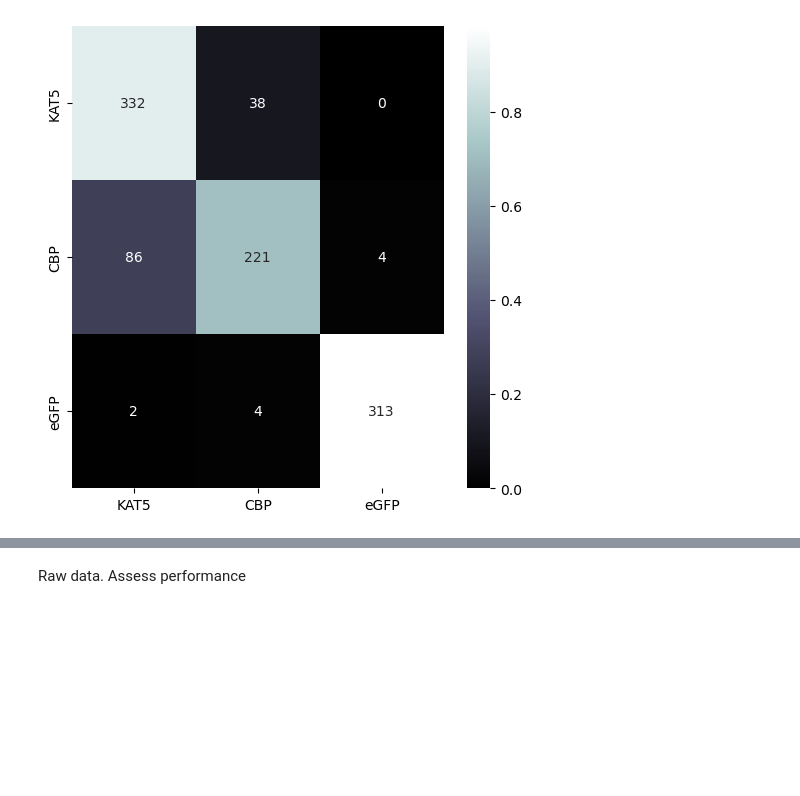
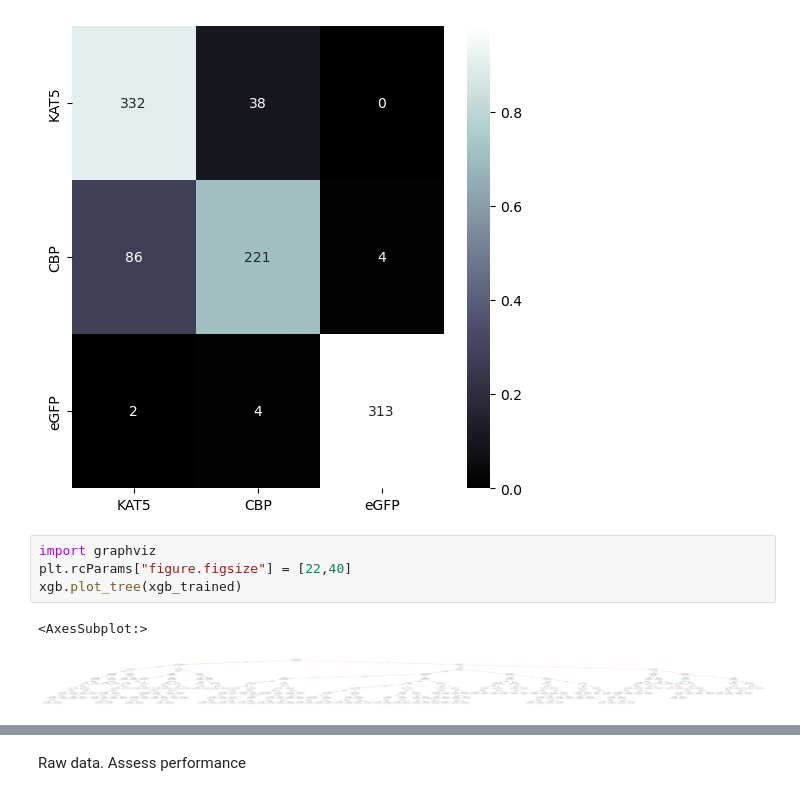
Before and after one commit to Simonlee711/Celltype_Classification, a Jupyter notebook: src/cell_prediction_analysis.ipynb, the cells around one changed output, grey strips where cells are left out. Cells and saved outputs as stored; diff of their text form; blank space fills up the shorter version.

Commit message:
plots

```diff
--- a/src/cell_prediction_analysis.ipynb
+++ b/src/cell_prediction_analysis.ipynb
@@ -264,3 +264,10 @@ def plot_confusion_matrix(cm, classes, normalized=True, cmap='bone'):
 plot_confusion_matrix(confusion_matrix, ['KAT5', 'CBP', 'eGFP'])
 # %% [output]
 [figure]
+# %%
+import graphviz
+plt.rcParams["figure.figsize"] = [22,40]
+xgb.plot_tree(xgb_trained)
+# %% [output]
+<AxesSubplot:>
+[figure, added]
```
Also changed, not shown: parts of 2 cells of this notebook.
